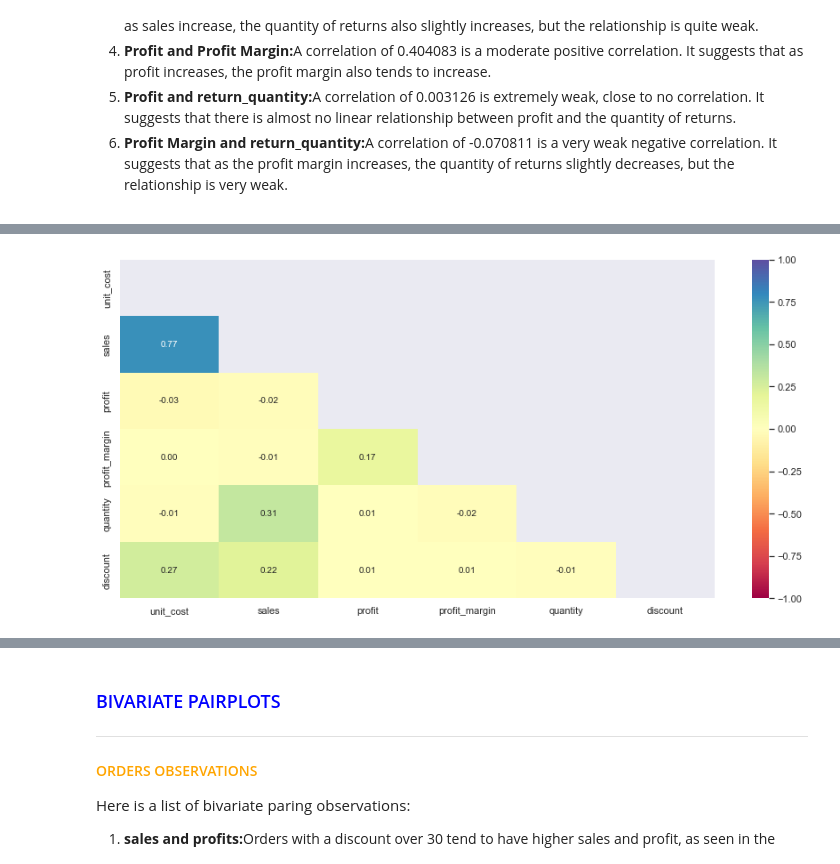
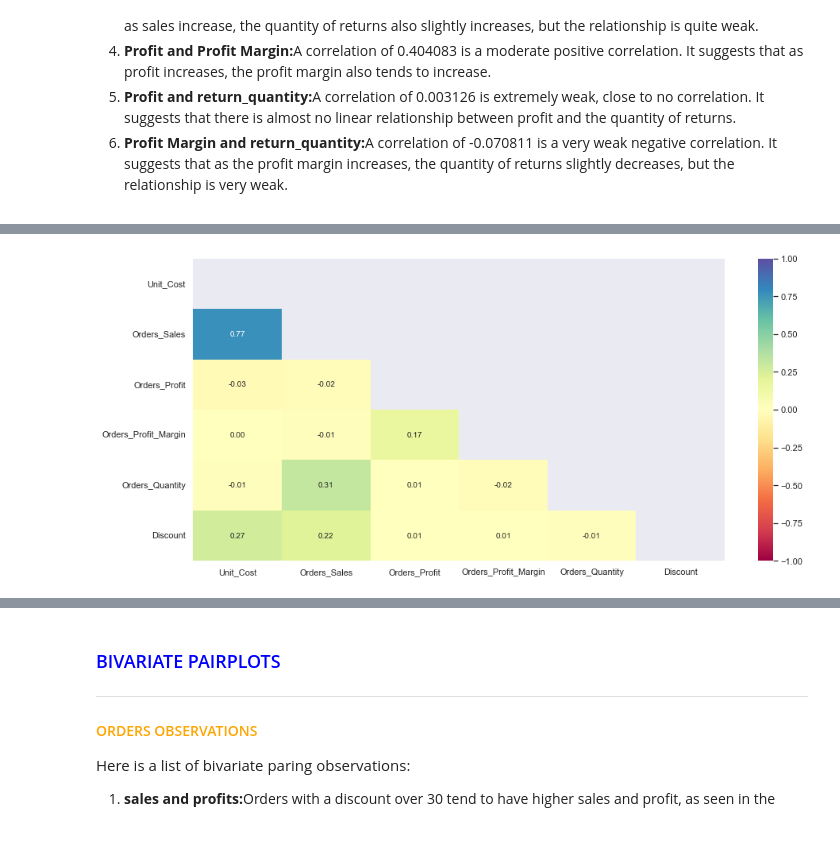
Before and after one commit to stevearchuleta/Superstore_Project_2023, a Jupyter notebook: jupyter_notebooks/Data Cleaning and Preprocessing.ipynb, the cells around one changed output, grey strips where cells are left out. Saved outputs shown, nothing was run; the diff lists cells and outputs as text; code cells hidden in the pictures; blank space fills up the shorter version.

Commit message:
Data Cleaning and Preprocessing complete

```diff
--- a/jupyter_notebooks/Data Cleaning and Preprocessing.ipynb
+++ b/jupyter_notebooks/Data Cleaning and Preprocessing.ipynb
@@ -72,0 +101,6 @@ There are 24061 rows and 38 columns.
+# %%
+import pandas as pd
+
+# Load the csv files
+orders_raw = pd.read_csv("../data/orders.csv")
+returns_raw = pd.read_csv("../data/returns.csv")
@@ -77,9 +140,9 @@ There are 24061 rows and 38 columns.
 # %%
-# Create a copy of the data
-data = df.copy()
-
+# Create a copy of the orders data
+orders_1 = orders_raw.copy()
 # View a sample of 10 data objects
-np.random.seed(1)  # Obtain the same random results every time
-data.sample(n=10)
+# Obtain the same random results every time
+np.random.seed(1)
+orders_1.sample(n=10)
 # %% [output]
 |  | order_id | order_info_id | order_id_number | order_date | order_weekday | order_month | ship_date | ... |
@@ -99,0 +515,8 @@ data.sample(n=10)
+# %%
+orders_1["Order_Date"] = pd.to_datetime(orders_1["Order_Date"])
+
+
+orders_1["Ship_Date"] = pd.to_datetime(orders_1["Ship_Date"])
+
+
+returns_1["Return_Date"] = pd.to_datetime(returns_1["Return_Date"])
@@ -1050,9 +1814,9 @@ Correlation measures how much two variables move in the same direction. It range
 </ol>
 </p>
 # %%
-orders_copy2 = orders.copy()
-orders_copy2.drop(
-    ["order_id_number", "discount_over_30", "region_id", "postal_code"],
+orders_corr = orders_1.copy()
+orders_corr.drop(
+    ["Order_ID_Number", "Discount_Over_30", "Region_ID", "Postal_Code"],
     axis=1,
     inplace=True,
 )
@@ -1071,11 +1835,11 @@ orders_copy2.corr()
 [interactive output not drawn]
 # %%
 plt.figure(figsize=(15, 7))
-corr = orders_copy2.corr()
+corr = orders_corr.corr()
 mask = np.zeros_like(corr, dtype=np.bool)
 mask[np.triu_indices_from(mask)] = True
 sns.heatmap(corr, annot=True, vmin=-1, vmax=1, fmt=".2f", cmap="Spectral", mask=mask)
 plt.show()
 # %% [output]
-[figure, old version]
+[figure, new version]
 [interactive output not drawn]
```
Also changed, not shown: parts of 125 cells of this notebook, 3 other files.
